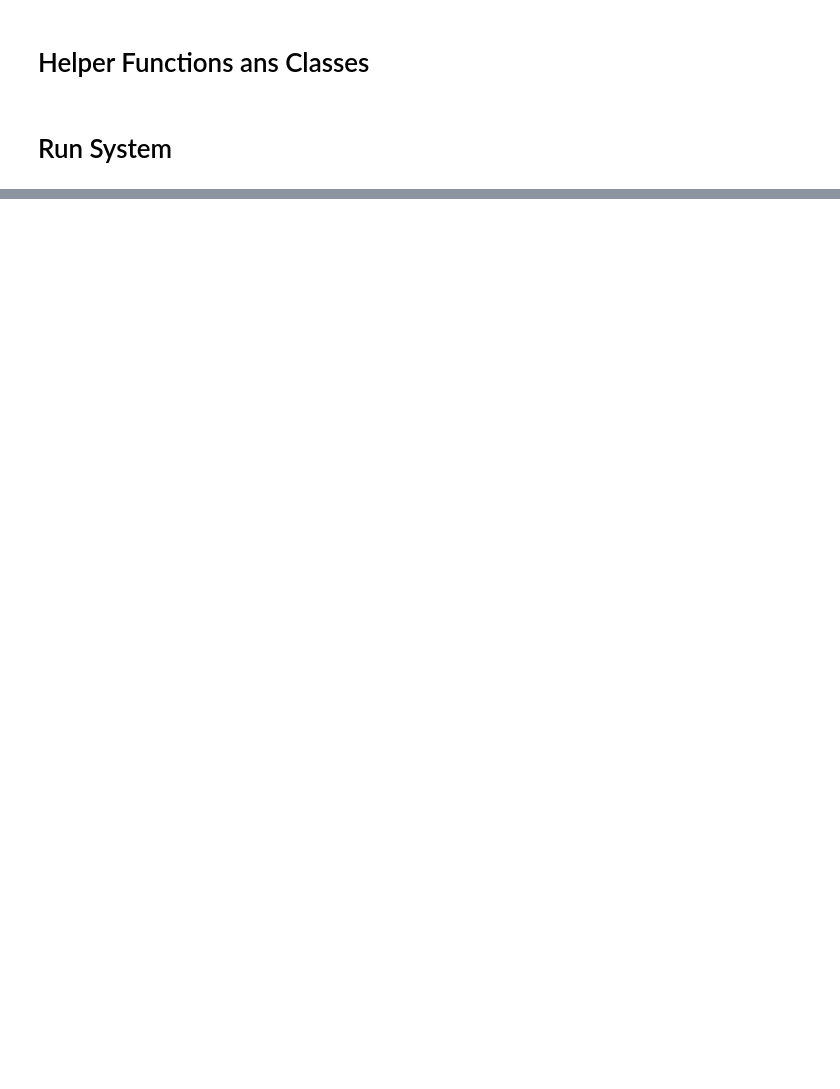
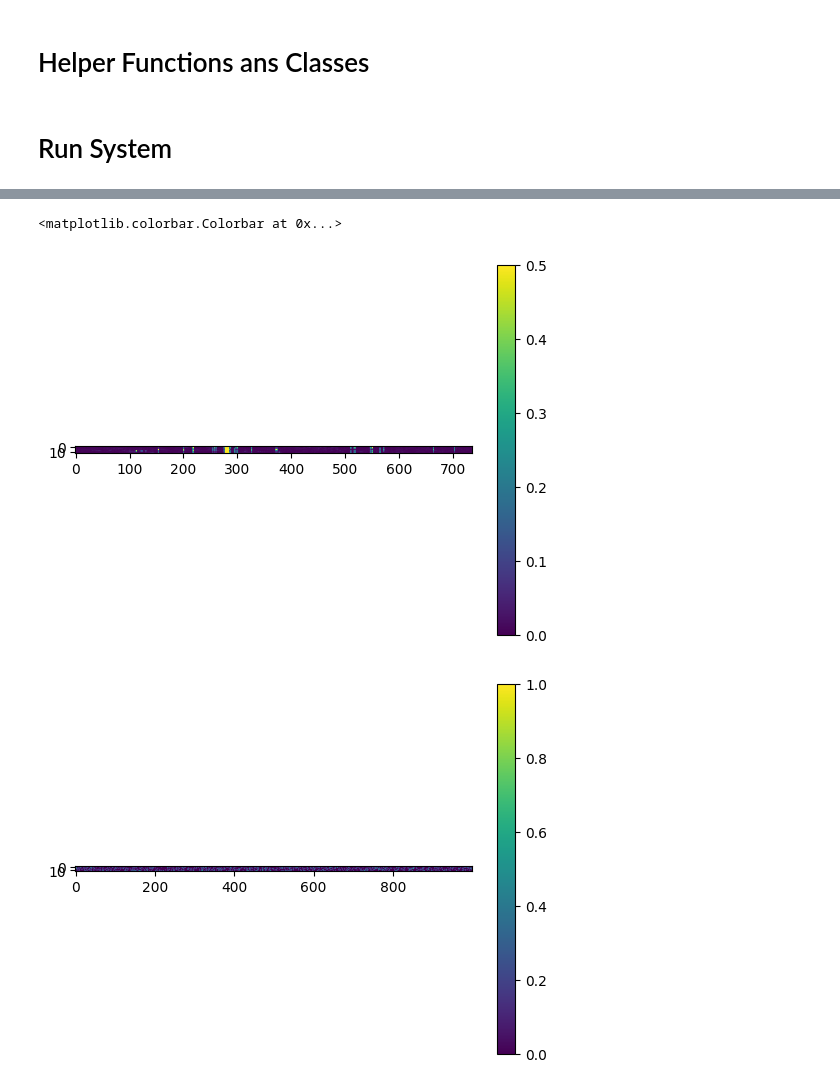
Before and after one commit to Etomer/structure-from-sound-python, a Jupyter notebook: slask/proto_uvabo_system.ipynb, the cells around one changed output, grey strips where cells are left out. Drawn from its saved outputs; the diff is of its cells as text; code cells hidden in the pictures; blank space fills up the shorter version.

```diff
--- a/slask/proto_uvabo_system.ipynb
+++ b/slask/proto_uvabo_system.ipynb
@@ -343,3 +581,7 @@ Text(0.5, 1.0, 'Reconstruction distance residuals')
 # %%
-plt.hist((offsets_gt - tp.sol.o).flatten(),100);
+R,S,O = local_optimization(tdoa, R,S, tp.sol.o, verbose=True,steps=20000, measurement_noise_std=noise_std,lr=3e-2)
+est = np.sqrt(np.sum((np.expand_dims(R.T,1) - np.expand_dims(S.T,0))**2,axis=2))
+res = tp.data - O - est
+plt.hist((res).flatten(), bins=np.arange(-0.5,0.5,0.01));
+plt.title("Reconstruction distance residuals")
 # %% [output]
@@ -346,0 +607,13 @@ plt.hist((offsets_gt - tp.sol.o).flatten(),100);
+# %%
+est = np.sqrt(np.sum((np.expand_dims(R.T,1) - np.expand_dims(S.T,0))**2,axis=2))
+#est = np.sqrt(np.sum((np.expand_dims(r_gt,1) - np.expand_dims(s_gt,0))**2,axis=2))
+res = tp.data - O - est
+plt.imshow(np.abs(res), cmap='viridis', vmin=0, vmax=0.5)
+plt.colorbar()
+plt.figure()
+plt.imshow(outlier_idx)
+plt.colorbar()
+# %% [output]
+<matplotlib.colorbar.Colorbar at 0x...>
+[figure, added]
+[figure, added]
```
Also changed, not shown: parts of 19 cells of this notebook, 10 other files.
